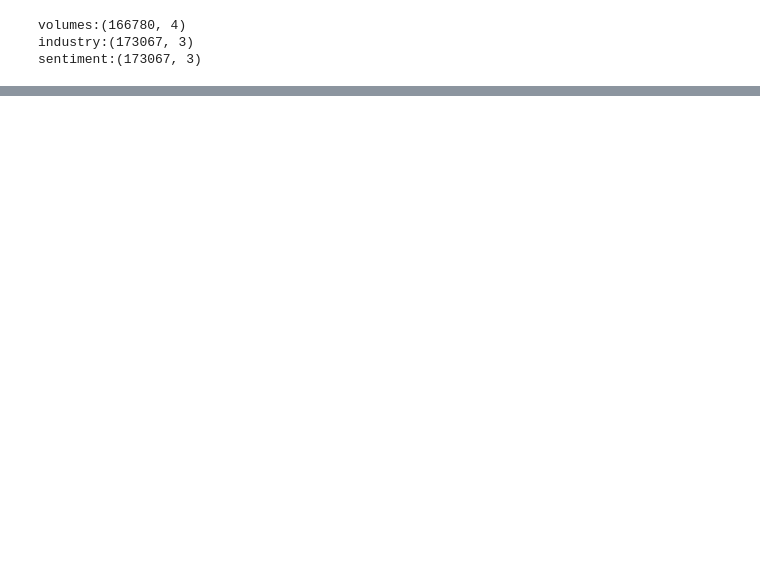
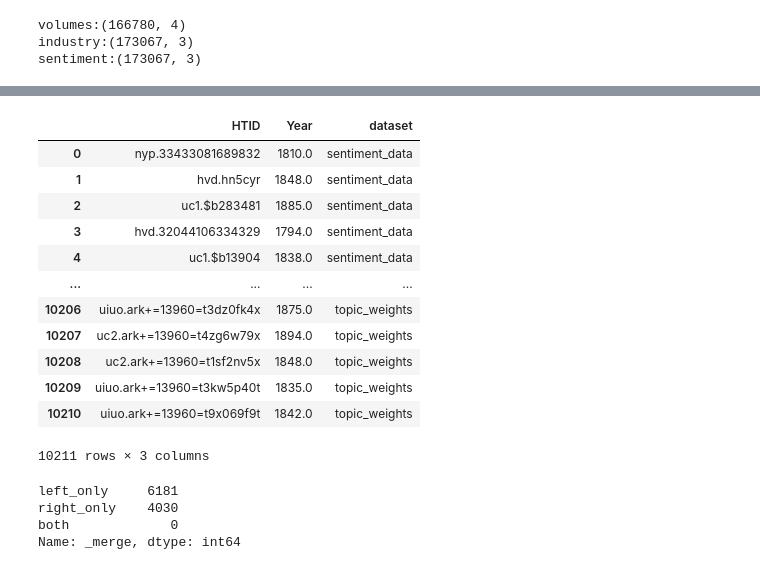
Before and after one commit to austinkennedy/Hathitrust, a Jupyter notebook: code/data_playground.ipynb, the cells around one changed output, grey strips where cells are left out. Saved outputs shown, nothing was run; the diff lists cells and outputs as text; code cells hidden in the pictures; blank space fills up the shorter version.

```diff
--- a/code/data_playground.ipynb
+++ b/code/data_playground.ipynb
@@ -75,3 +96,29 @@ anti
+# %%
+anti_volumes = anti[['HTID', 'Year', 'dataset']]
+# %%
+anti_volumes.to_csv('../temporary/anti_joined.csv')
+anti_volumes
+# %% [output]
+|  | HTID | Year | dataset |
+| 0 | nyp.33433081689832 | 1810.0 | sentiment_data |
+| 1 | hvd.hn5cyr | 1848.0 | sentiment_data |
+| 2 | uc1.$b283481 | 1885.0 | sentiment_data |
+| 3 | hvd.32044106334329 | 1794.0 | sentiment_data |
+| 4 | uc1.$b13904 | 1838.0 | sentiment_data |
+| ... | ... | ... | ... |
+| 10206 | uiuo.ark+=13960=t3dz0fk4x | 1875.0 | topic_weights |
+| 10207 | uc2.ark+=13960=t4zg6w79x | 1894.0 | topic_weights |
+| 10208 | uc2.ark+=13960=t1sf2nv5x | 1848.0 | topic_weights |
+| 10209 | uiuo.ark+=13960=t3kw5p40t | 1835.0 | topic_weights |
+| 10210 | uiuo.ark+=13960=t9x069f9t | 1842.0 | topic_weights |
+10211 rows × 3 columns
+# %%
+anti['_merge'].value_counts()
+# %% [output]
+left_only     6181
+right_only    4030
+both             0
+Name: _merge, dtype: int64
 # %%
 anti_industry = pd.merge(anti, industry, on = 'HTID')
 # %%
```
Also changed, not shown: parts of 8 cells of this notebook.
